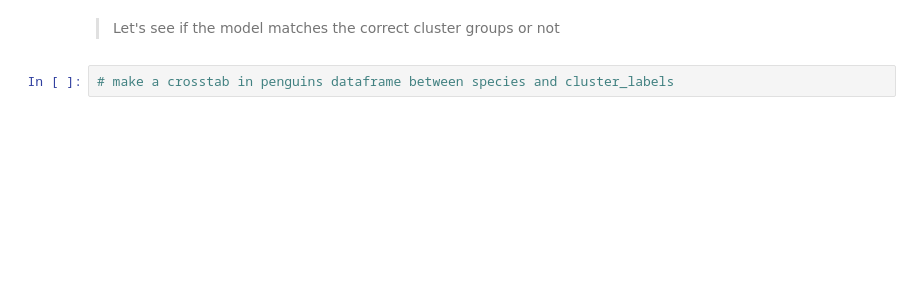
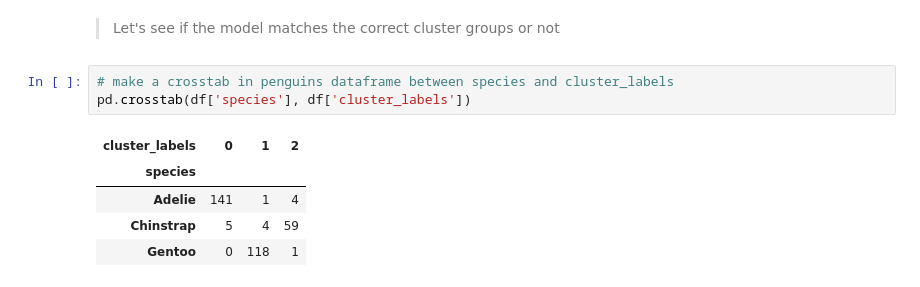
Before and after one commit to Qaem-7/labs_projects, a Jupyter notebook: Labs/7. Unsupervised Machine Learning/7.1 K-Means/Exercise/kmeans-penguin-lab-v2.ipynb, the cells around one changed output. Drawn from its saved outputs; the diff is of its cells as text; blank space fills up the shorter version.

```diff
--- a/Labs/7. Unsupervised Machine Learning/7.1 K-Means/Exercise/kmeans-penguin-lab-v2.ipynb
+++ b/Labs/7. Unsupervised Machine Learning/7.1 K-Means/Exercise/kmeans-penguin-lab-v2.ipynb
@@ -162,3 +180,10 @@ plt.show()
 > Let's see if the model matches the correct cluster groups or not
 # %%
 # make a crosstab in penguins dataframe between species and cluster_labels
+pd.crosstab(df['species'], df['cluster_labels'])
+# %% [output]
+| cluster_labels | 0 | 1 | 2 |
+| species |  |  |  |
+| Adelie | 141 | 1 | 4 |
+| Chinstrap | 5 | 4 | 59 |
+| Gentoo | 0 | 118 | 1 |
```
Also changed, not shown: parts of 1 cell of this notebook.
